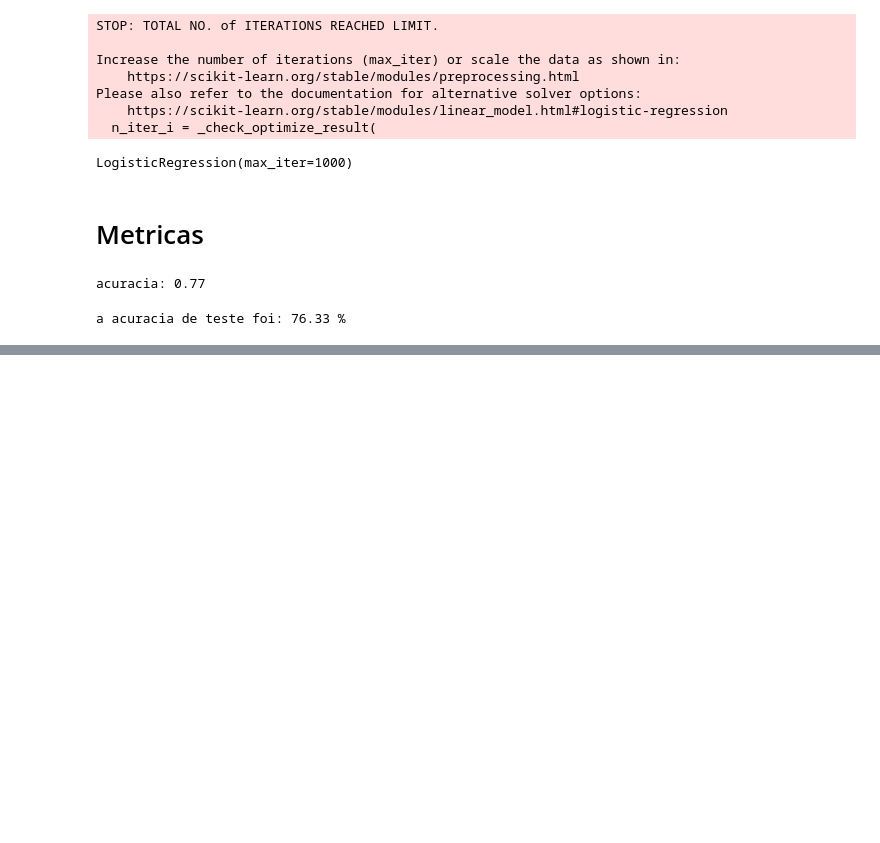
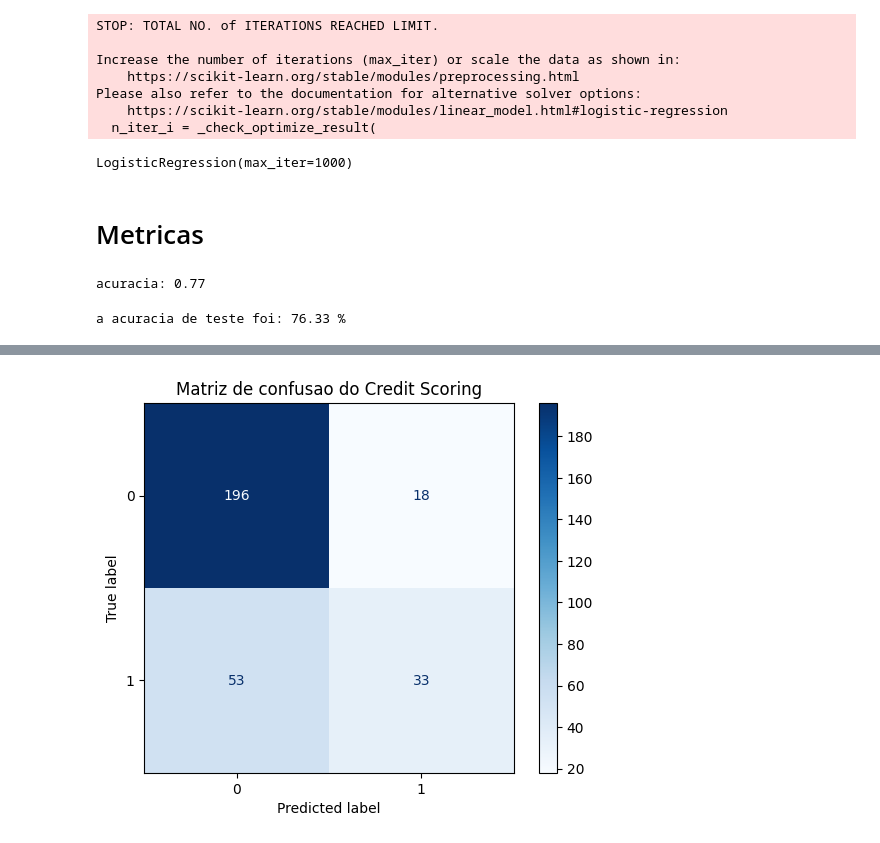
Before and after one commit to rafaelflorentinobarbosa/InteligenciaArtificial, a Jupyter notebook: anacondabank_m/aula_03.ipynb, the cells around one changed output, grey strips where cells are left out. Cells and saved outputs as stored; diff of their text form; code cells hidden in the pictures; blank space fills up the shorter version.

Commit message:
matriz de confusão

```diff
--- a/anacondabank_m/aula_03.ipynb
+++ b/anacondabank_m/aula_03.ipynb
@@ -255,0 +279,18 @@ a acuracia de teste foi: 76.33 %
+# %%
+import matplotlib.pyplot as plt
+# importar ConfusionMAtrixDisplay
+from sklearn.metrics import ConfusionMatrixDisplay
+
+# Fazendo a previsao com modelo treinado
+y_pred = modelo.predict(X_test)
+
+# Criar a matriz de confusão
+ConfusionMatrixDisplay.from_predictions(y_test, y_pred,cmap='Blues')
+
+#Adicoinar um título
+plt.title('Matriz de confusao do Credit Scoring')
+
+# Mostrar
+plt.show()
+# %% [output]
+[figure, added]
```
Also changed, not shown: parts of 2 cells of this notebook.
